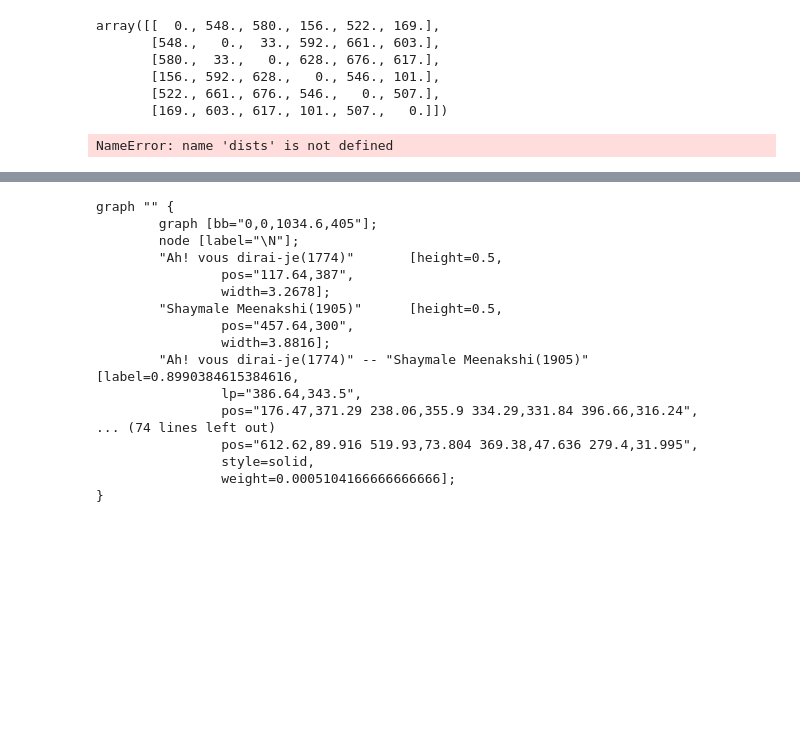
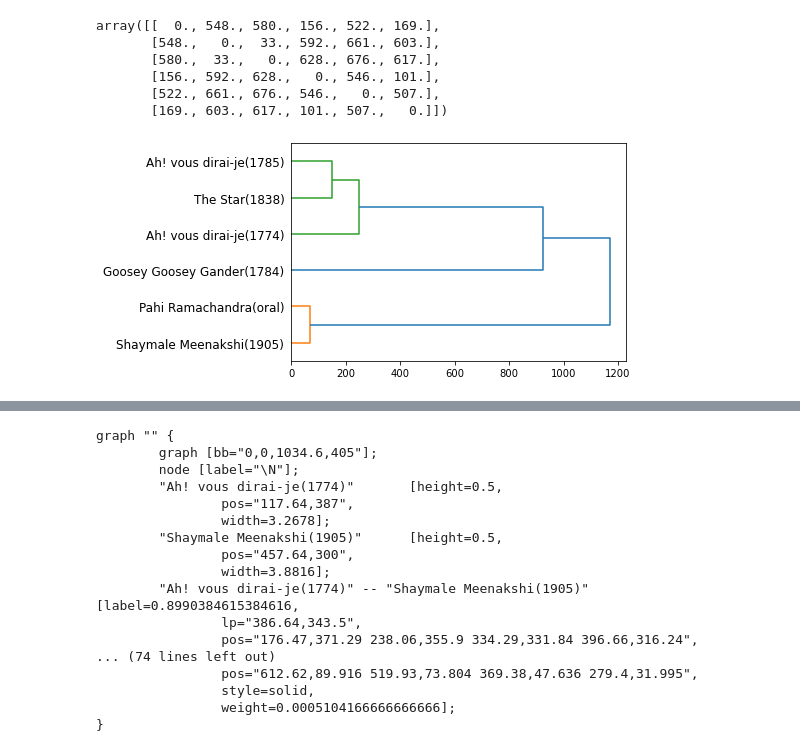
Before and after one commit to thekoc11/notation-metrics, a Jupyter notebook: untitled.ipynb, the cells around one changed output, grey strips where cells are left out. Saved outputs shown, nothing was run; the diff lists cells and outputs as text; code cells hidden in the pictures; blank space fills up the shorter version.

```diff
--- a/untitled.ipynb
+++ b/untitled.ipynb
@@ -37,12 +32,12 @@ array([[  0., 548., 580., 156., 522., 169.],
 # %%
 from scipy.cluster.hierarchy import dendrogram, linkage
 def llf(id):
     return data.GetLabels()[id]
-Z = linkage(dists[2], 'weighted')
+Z = linkage(dists[3], 'weighted')
 fig = plt.figure()
 dn = dendrogram(Z, leaf_label_func=llf, leaf_rotation=0, orientation='right')
 # %% [output]
-NameError: name 'dists' is not defined
+[figure, added]
 # %%
 def draw_weighted_graph(dist_matrix, pivot=400):
     G = pgv.AGraph(directed=False, strict=False)
```
Also changed, not shown: parts of 3 cells of this notebook, 2 other files.
